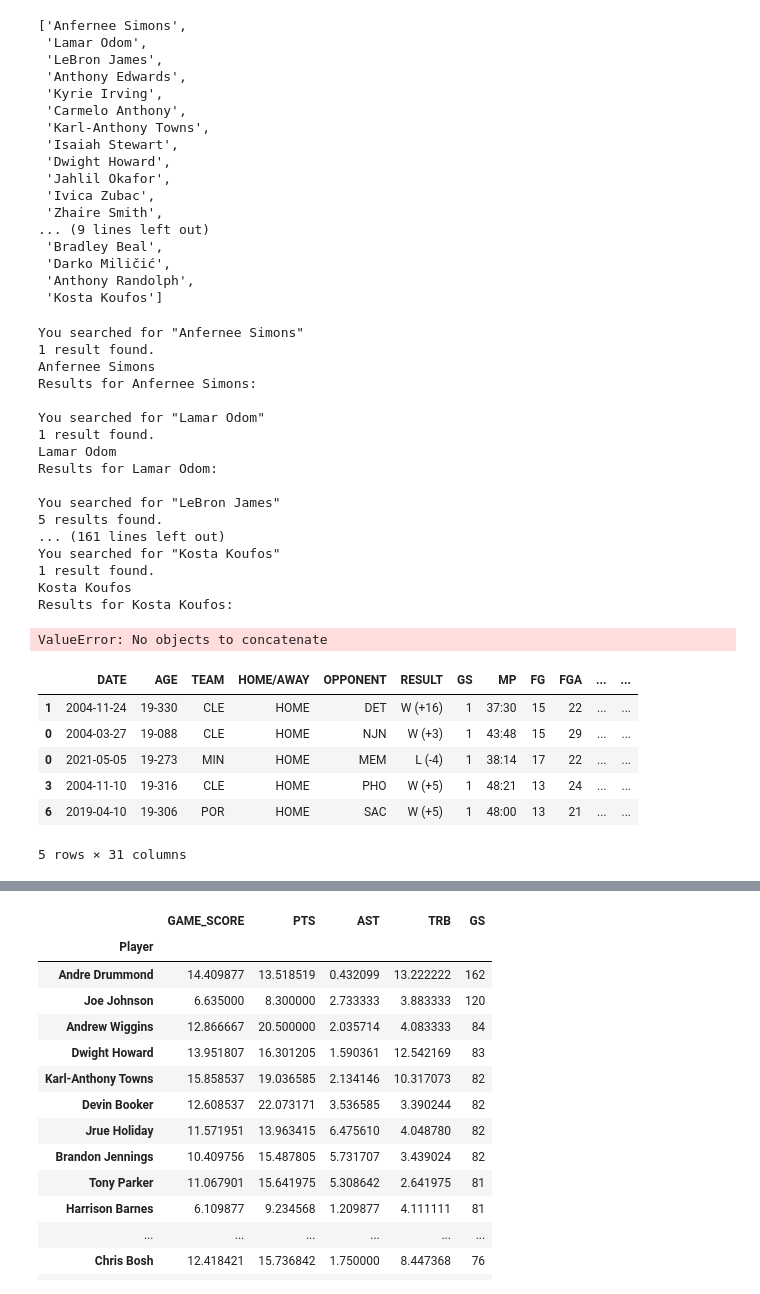
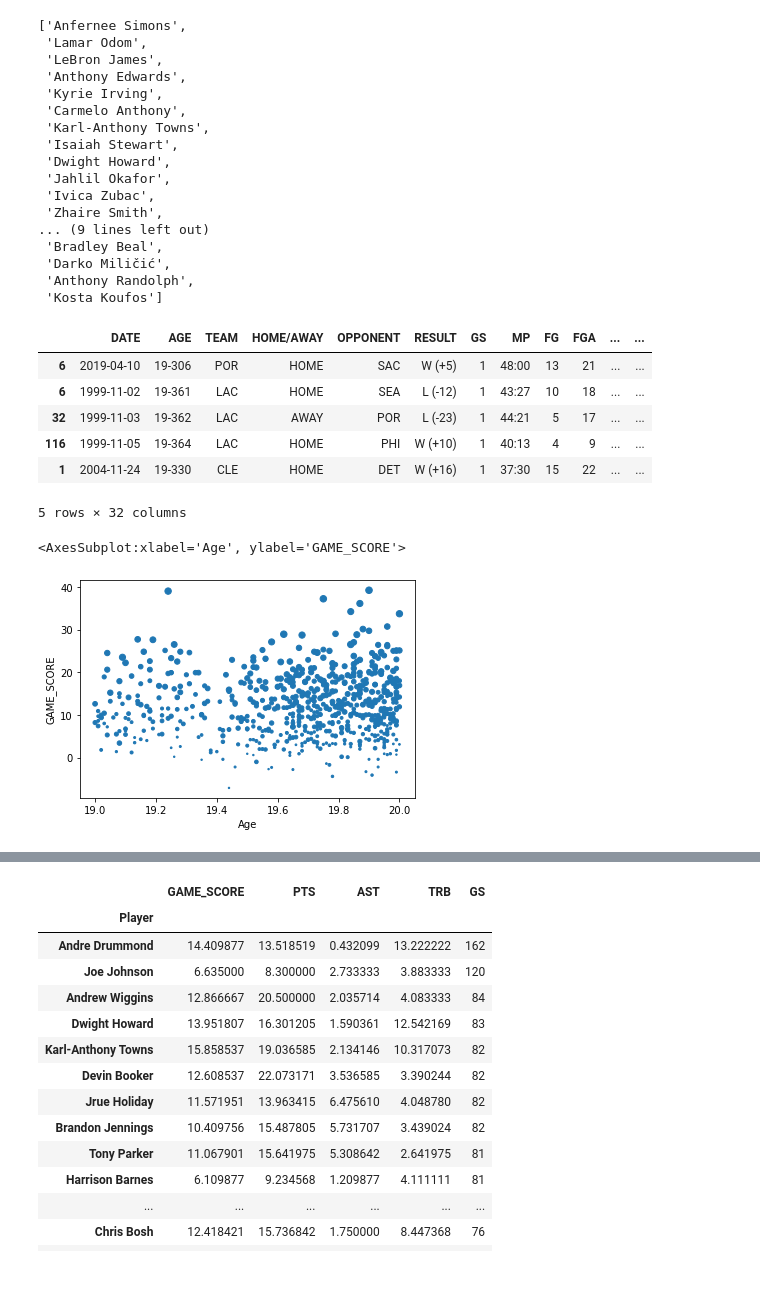
Before and after one commit to bme3412/Python, a Jupyter notebook: Projects/Basketball_reference/NBA_Age_TimeSeries.ipynb, the cells around one changed output, grey strips where cells are left out. Cells and saved outputs as stored; diff of their text form; code cells hidden in the pictures.

```diff
--- a/Projects/Basketball_reference/NBA_Age_TimeSeries.ipynb
+++ b/Projects/Basketball_reference/NBA_Age_TimeSeries.ipynb
@@ -1272,24 +1270,18 @@ from basketball_reference_scraper.players import get_game_logs, get_player_heads
 appended_data_19yr_top25 = []
 
 for p in NBA_2000_19_top25_list:
-    df = get_game_logs(p, '2000-01-01', '2021-09-21', playoffs=False)
+    df = NBA_since_2000_19yr[NBA_since_2000_19yr['Player'] == p]
+    appended_data_19yr_top25.append(df)
 appended_data_19yr_top25 = pd.concat(appended_data_19yr_top25)
+appended_data_19yr_top25['Years'] = appended_data_19yr_top25['Years'].astype(int)
+appended_data_19yr_top25['Days'] = appended_data_19yr_top25['Days'].astype(int)
+appended_data_19yr_top25['Age'] = round(appended_data_19yr_top25['Years'] + appended_data_19yr_top25['Days']/365,2)
+appended_data_19yr_top25.head()
 # %% [output]
+|  | DATE | AGE | TEAM | HOME/AWAY | OPPONENT | RESULT | GS | MP | FG | FGA | ... | ... |
+| 6 | 2019-04-10 | 19-306 | POR | HOME | SAC | W (+5) | 1 | 48:00 | 13 | 21 | ... | ... |
+| 6 | 1999-11-02 | 19-361 | LAC | HOME | SEA | L (-12) | 1 | 43:27 | 10 | 18 | ... | ... |
+| 32 | 1999-11-03 | 19-362 | LAC | AWAY | POR | L (-23) | 1 | 44:21 | 5 | 17 | ... | ... |
+| 116 | 1999-11-05 | 19-364 | LAC | HOME | PHI | W (+10) | 1 | 40:13 | 4 | 9 | ... | ... |
+| 1 | 2004-11-24 | 19-330 | CLE | HOME | DET | W (+16) | 1 | 37:30 | 15 | 22 | ... | ... |
-You searched for "Anfernee Simons"
-1 result found.
-Anfernee Simons
-Results for Anfernee Simons:
-
-You searched for "Lamar Odom"
-1 result found.
-Lamar Odom
-Results for Lamar Odom:
-
-You searched for "LeBron James"
-5 results found.
-... (161 lines left out)
-You searched for "Kosta Koufos"
-1 result found.
-Kosta Koufos
-Results for Kosta Koufos:
+5 rows × 32 columns
-ValueError: No objects to concatenate
@@ -1296,10 +1291,5 @@ ValueError: No objects to concatenate
 # %%
-NBA_since_2000_19yr.head()
+appended_data_19yr_top25.plot.scatter(x='Age', y='GAME_SCORE', s='PTS')
 # %% [output]
-|  | DATE | AGE | TEAM | HOME/AWAY | OPPONENT | RESULT | GS | MP | FG | FGA | ... | ... |
-| 1 | 2004-11-24 | 19-330 | CLE | HOME | DET | W (+16) | 1 | 37:30 | 15 | 22 | ... | ... |
-| 0 | 2004-03-27 | 19-088 | CLE | HOME | NJN | W (+3) | 1 | 43:48 | 15 | 29 | ... | ... |
-| 0 | 2021-05-05 | 19-273 | MIN | HOME | MEM | L (-4) | 1 | 38:14 | 17 | 22 | ... | ... |
-| 3 | 2004-11-10 | 19-316 | CLE | HOME | PHO | W (+5) | 1 | 48:21 | 13 | 24 | ... | ... |
-| 6 | 2019-04-10 | 19-306 | POR | HOME | SAC | W (+5) | 1 | 48:00 | 13 | 21 | ... | ... |
-5 rows × 31 columns
+<AxesSubplot:xlabel='Age', ylabel='GAME_SCORE'>
+[figure, added]
```
Also changed, not shown: parts of 35 cells of this notebook.
